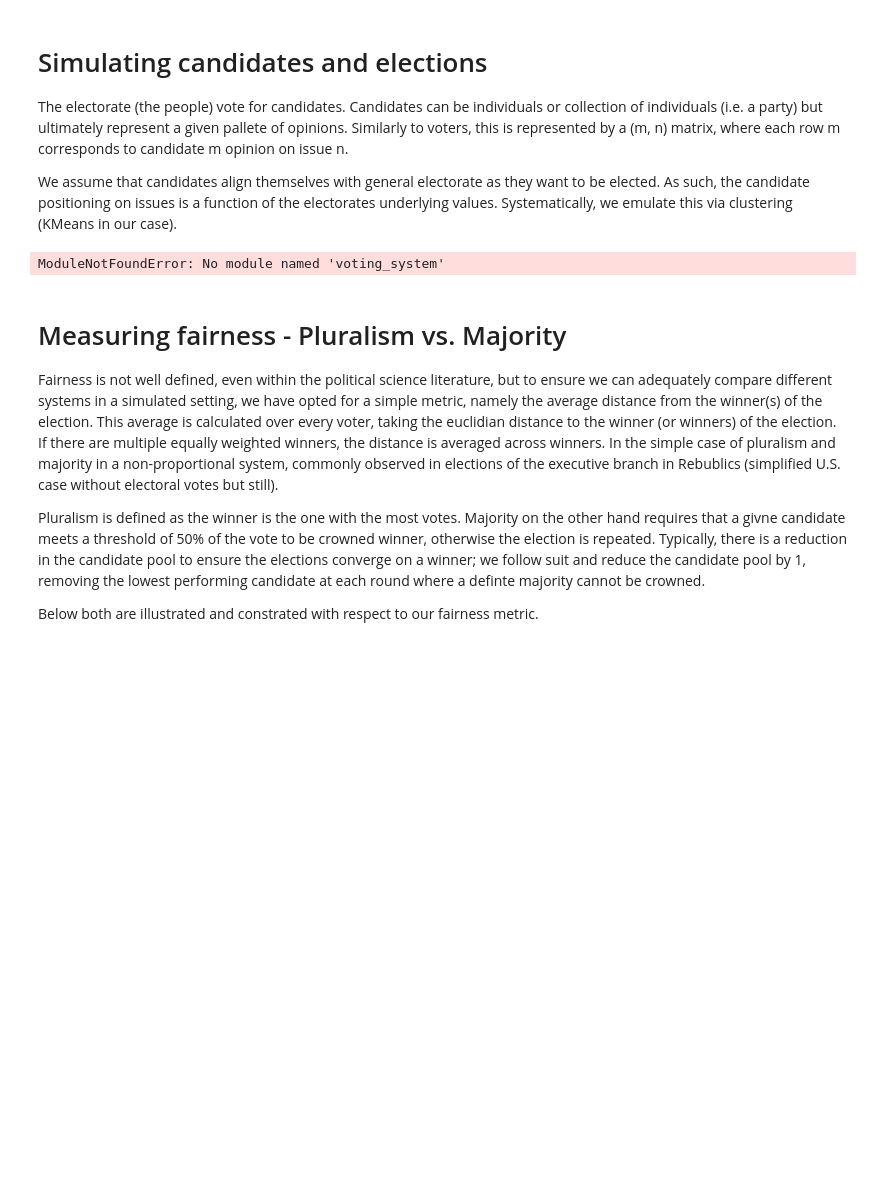
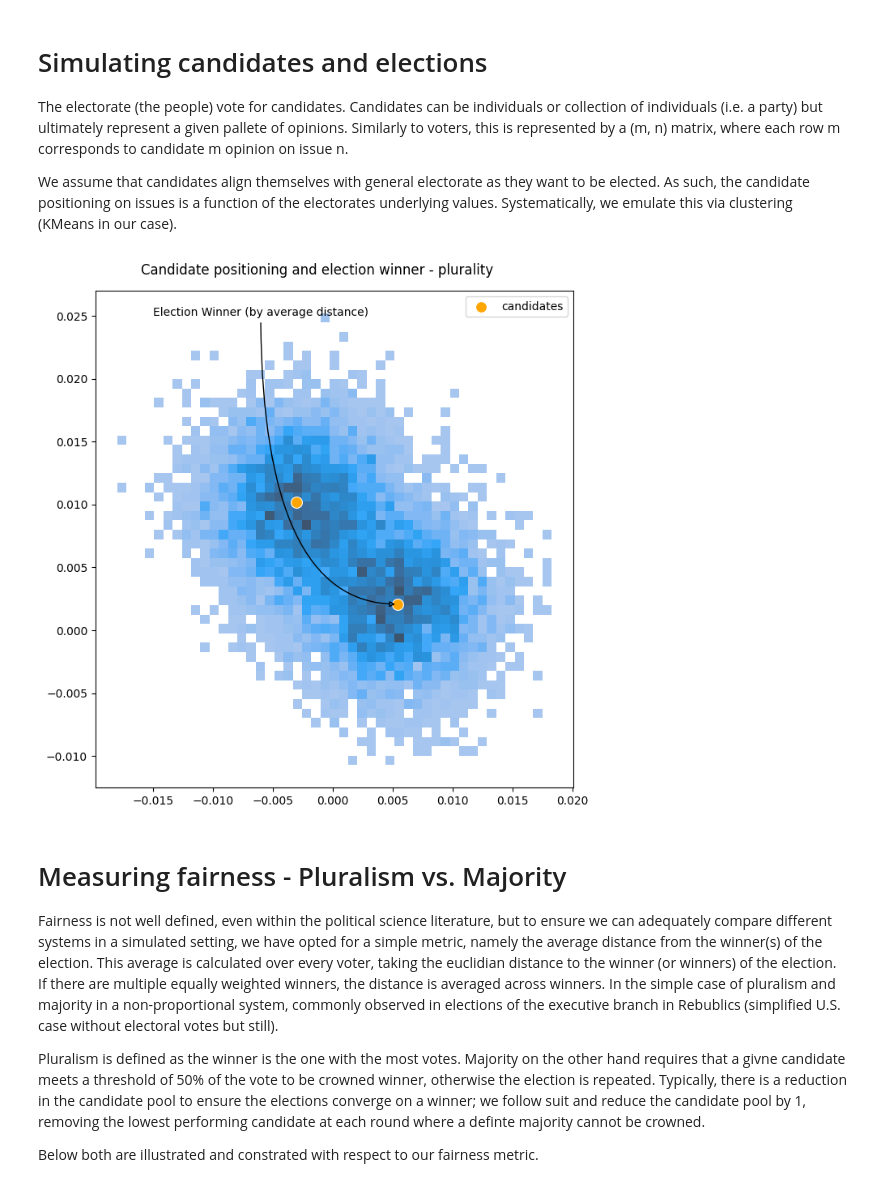
Before and after one commit to Expan75/complex-simulation-project, a Jupyter notebook: experiments.ipynb, the cells around one changed output. Drawn from its saved outputs; the diff is of its cells as text; code cells hidden in the pictures; blank space fills up the shorter version.

```diff
--- a/experiments.ipynb
+++ b/experiments.ipynb
@@ -69,26 +68,26 @@ The electorate (the people) vote for candidates. Candidates can be individuals o
 
 We assume that candidates align themselves with general electorate as they want to be elected. As such, the candidate positioning on issues is a function of the electorates underlying values. Systematically, we emulate this via clustering (KMeans in our case).
 # %%
-candidates = vsim.simulation.VotingSimulator.generate_candidates(n_candidates=2, electorate=bipolar_wide)
-result = vsim.voting_system.NaivePlurality({}).elect(candidates=candidates, electorate=bipolar_wide)
+candidates = candidates.setup_candidates(candidates=2, electorate=bipolar_wide, scenario="default")
+result = voting_system.NaivePlurality({}).elect(candidates=candidates, electorate=bipolar_wide)
 winner = list(result.winners)[0]
-# %% [output]
-ModuleNotFoundError: No module named 'voting_system'
 # %%
-fig, ax1 = plt.subplots(1,1, sharey=True, sharex=True, tight_layout=True, figsize=(10, 10))
+fig, ax1 = plt.subplots(1,1, sharey=True, sharex=True, tight_layout=True, figsize=(7, 7))
 sns.histplot(x=bipolar_wide[:,0], y=bipolar_wide[:,1], ax=ax1)
 sns.scatterplot(x=candidates[:,0], y=candidates[:,1], label="candidates", ax=ax1, s=100, color="orange")
 fig.suptitle("Candidate positioning and election winner - plurality")
 
 arrow_props = {
     "arrowstyle": "-|>",
     "connectionstyle": "angle3",
     "lw": 1,
 }
 
 # annotate the winner of the election
 plt.annotate("Election Winner (by average distance)", candidates[winner, :], xytext=[-0.015, 0.025], xycoords='data', arrowprops=arrow_props)
 plt.show()
+# %% [output]
+[figure, added]
 # %% [markdown]
 # Measuring fairness - Pluralism vs. Majority
 
```
Also changed, not shown: parts of 1 cell of this notebook, 3 other files.
